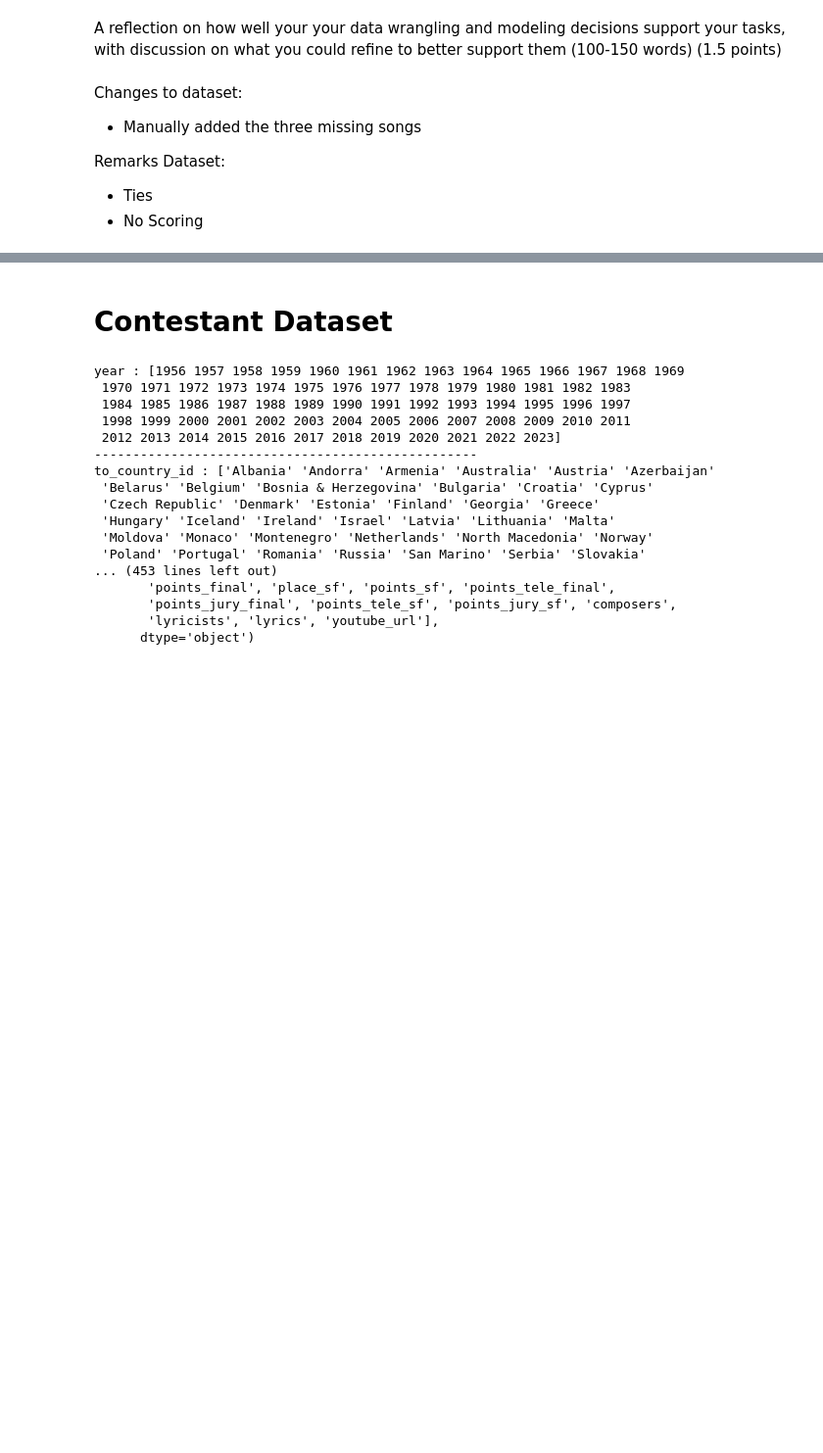
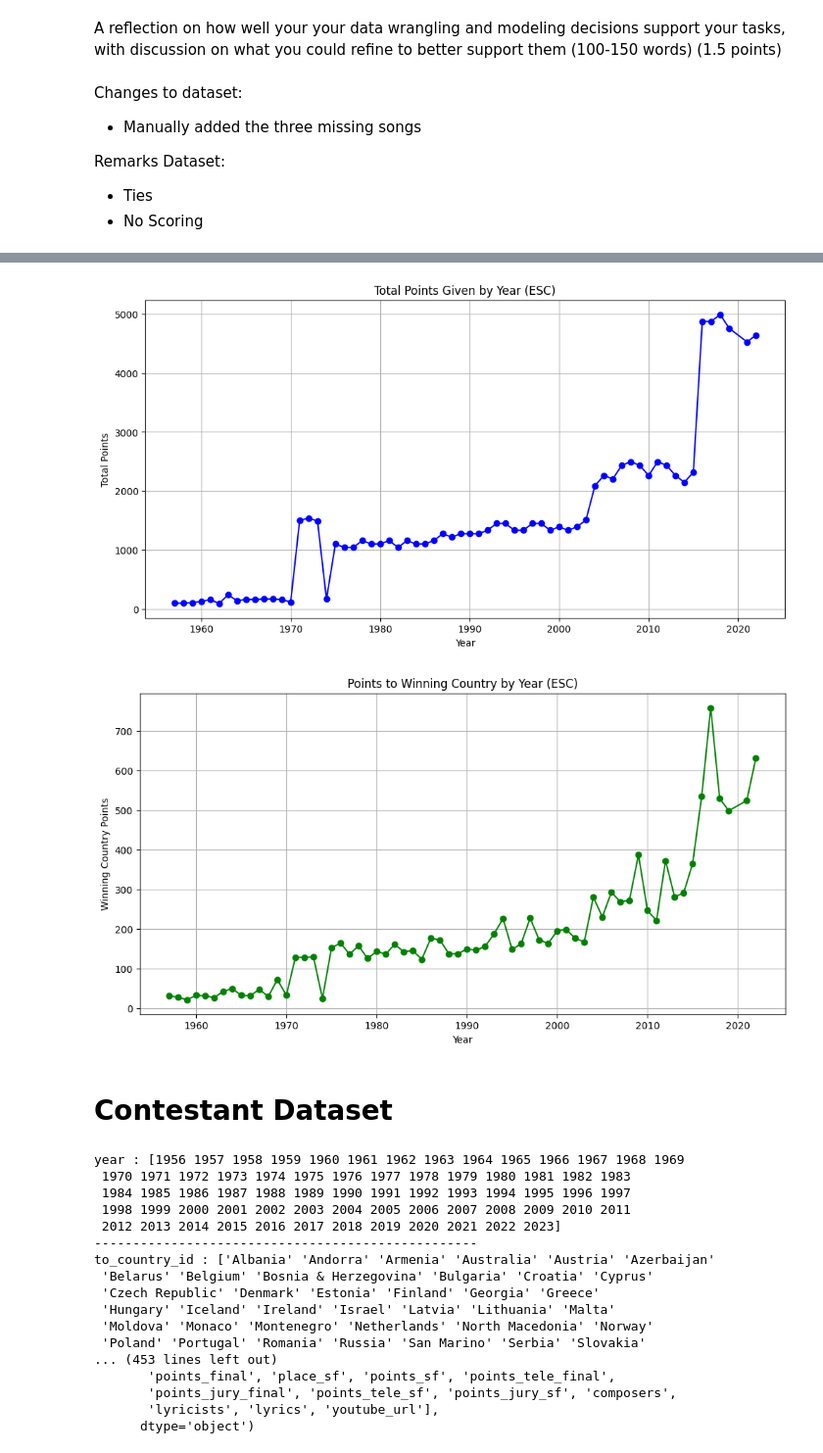
Before and after one commit to mikfre1/Eurotrash, a Jupyter notebook: data_review.ipynb, the cells around one changed output, grey strips where cells are left out. Shown at 98% size. Cells and saved outputs as stored; diff of their text form; code cells hidden in the pictures; blank space fills up the shorter version.

```diff
--- a/data_review.ipynb
+++ b/data_review.ipynb
@@ -141,3 +355,34 @@ dtype: float64
+# %%
+
+
+# Clean the points_final column to ensure it contains only numeric values
+contestant_df['points_final'] = pd.to_numeric(contestant_df['points_final'], errors='coerce')
+esc_data_cleaned = contestant_df.dropna(subset=['points_final'])
+
+# Calculate yearly statistics: sum of points given and points received by the winning country
+yearly_points = esc_data_cleaned.groupby('year')['points_final'].sum()
+winning_points = esc_data_cleaned.loc[esc_data_cleaned['place_final'] == '1.0'].groupby('year')['points_final'].sum()
+
+# Plot for Total Points Given by Year
+plt.figure(figsize=(12, 6))
+plt.plot(yearly_points.index, yearly_points.values, label="Total Points Given", color='blue', marker='o')
+plt.title("Total Points Given by Year (ESC)")
+plt.xlabel("Year")
+plt.ylabel("Total Points")
+plt.grid(True)
+plt.show()
+
+# Plot for Points to Winning Country by Year
+plt.figure(figsize=(12, 6))
+plt.plot(winning_points.index, winning_points.values, label="Points to Winning Country", color='green', marker='o')
+plt.title("Points to Winning Country by Year (ESC)")
+plt.xlabel("Year")
+plt.ylabel("Winning Country Points")
+plt.grid(True)
+plt.show()
+# %% [output]
+[figure, added]
+[figure, added]
 # %% [markdown]
 # Contestant Dataset
 # %%
```
Also changed, not shown: parts of 8 cells of this notebook, 10 other files.
